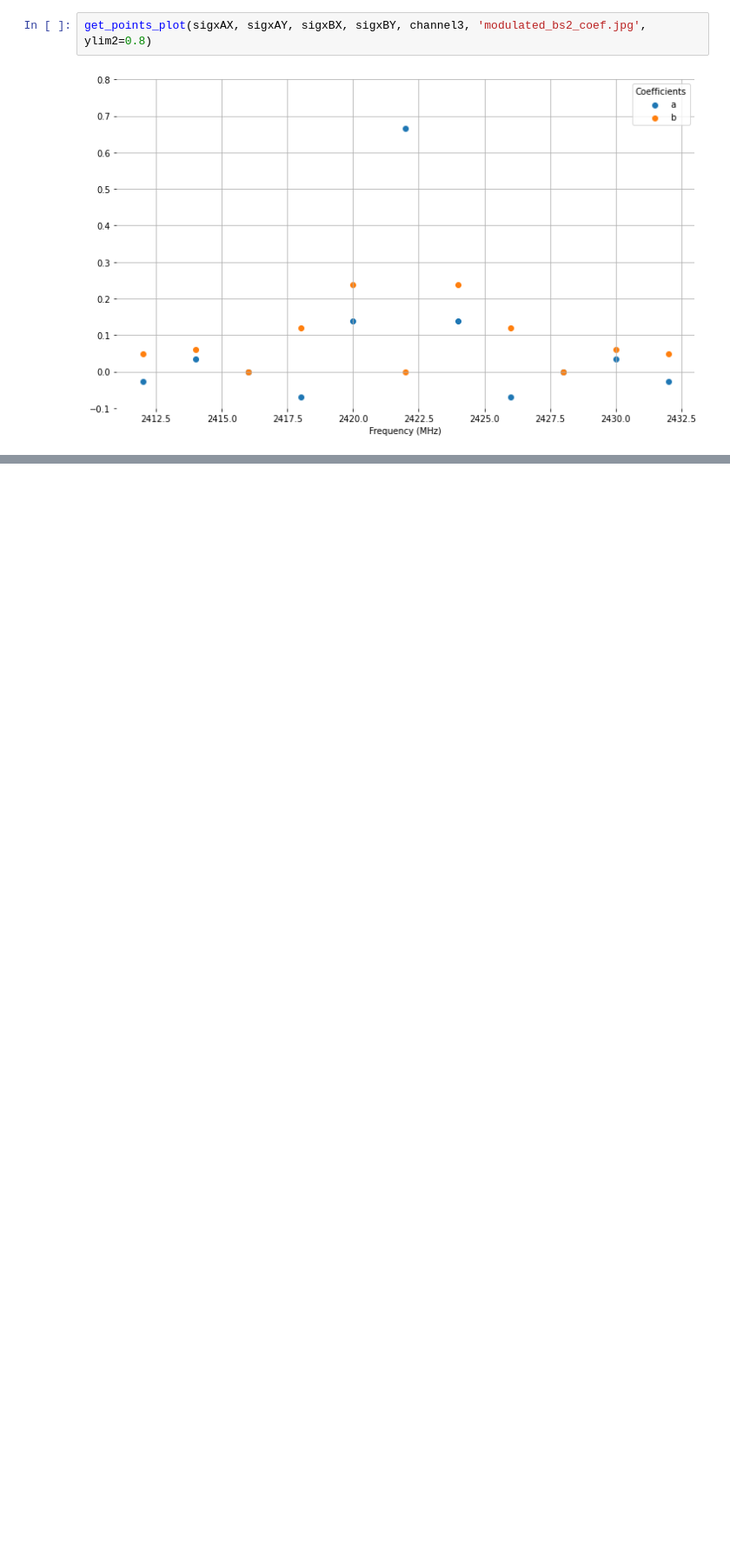
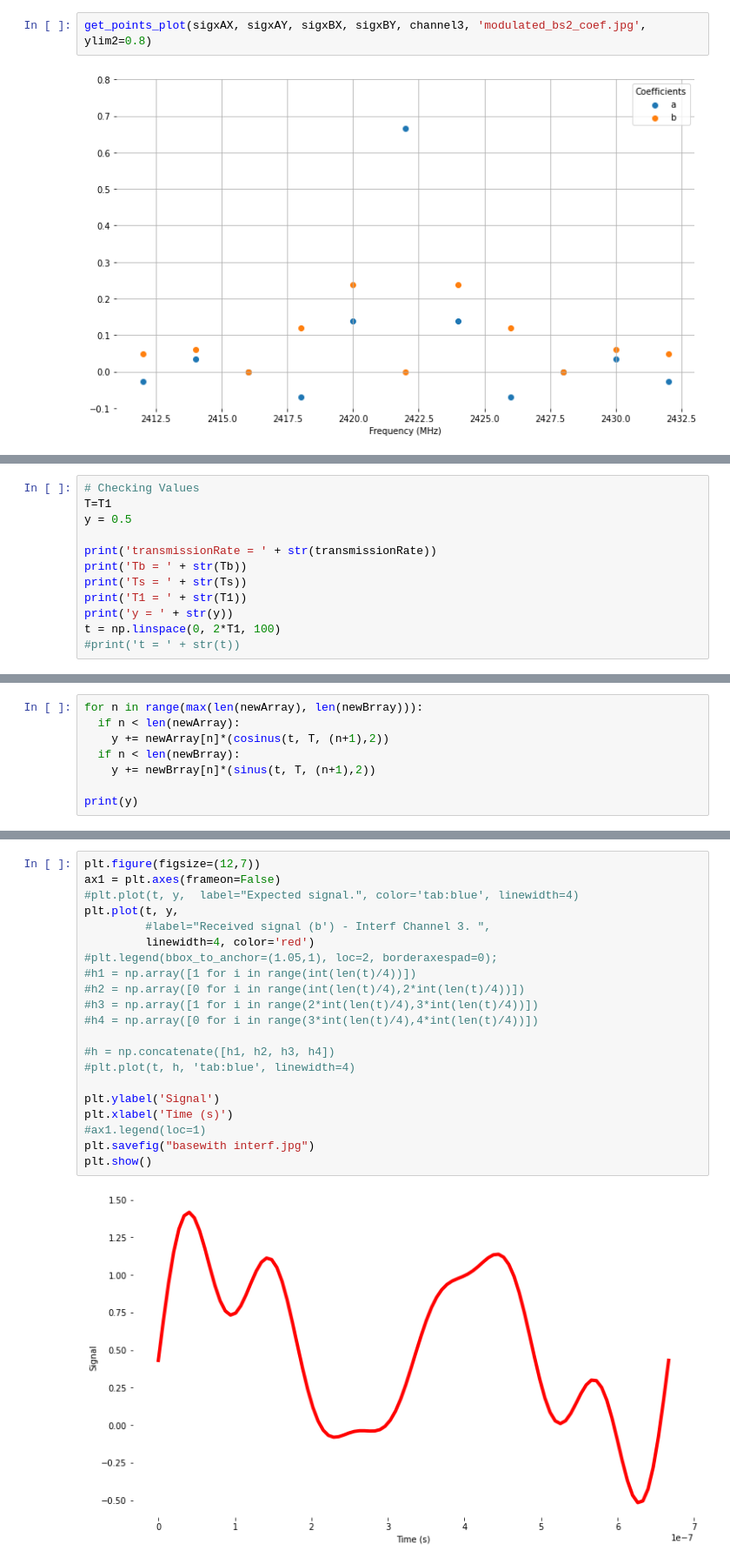
Before and after one commit to raduspaimoc/Communication_Services_And_Security, a Jupyter notebook: Lab 5/Assignment 5.ipynb, the cells around one changed output, grey strips where cells are left out. Shown at 87% size. Cells and saved outputs as stored; diff of their text form; blank space fills up the shorter version.

```diff
--- a/Lab 5/Assignment 5.ipynb
+++ b/Lab 5/Assignment 5.ipynb
@@ -246,0 +386,12 @@ get_points_plot(sigxAX, sigxAY, sigxBX, sigxBY, channel3, 'modulated_bs2_coef.jp
+# %%
+# Checking Values
+T=T1
+y = 0.5
+
+print('transmissionRate = ' + str(transmissionRate))
+print('Tb = ' + str(Tb))
+print('Ts = ' + str(Ts))
+print('T1 = ' + str(T1))
+print('y = ' + str(y))
+t = np.linspace(0, 2*T1, 100)
+#print('t = ' + str(t))
@@ -246,0 +404,8 @@ get_points_plot(sigxAX, sigxAY, sigxBX, sigxBY, channel3, 'modulated_bs2_coef.jp
+# %%
+for n in range(max(len(newArray), len(newBrray))):
+  if n < len(newArray):
+    y += newArray[n]*(cosinus(t, T, (n+1),2))
+  if n < len(newBrray):
+    y += newBrray[n]*(sinus(t, T, (n+1),2))
+
+print(y)
@@ -246,0 +450,23 @@ get_points_plot(sigxAX, sigxAY, sigxBX, sigxBY, channel3, 'modulated_bs2_coef.jp
+# %%
+plt.figure(figsize=(12,7))
+ax1 = plt.axes(frameon=False)
+#plt.plot(t, y,  label="Expected signal.", color='tab:blue', linewidth=4)
+plt.plot(t, y,
+         #label="Received signal (b') - Interf Channel 3. ",
+         linewidth=4, color='red')
+#plt.legend(bbox_to_anchor=(1.05,1), loc=2, borderaxespad=0);
+#h1 = np.array([1 for i in range(int(len(t)/4))])
+#h2 = np.array([0 for i in range(int(len(t)/4),2*int(len(t)/4))])
+#h3 = np.array([1 for i in range(2*int(len(t)/4),3*int(len(t)/4))])
+#h4 = np.array([0 for i in range(3*int(len(t)/4),4*int(len(t)/4))])
+
+#h = np.concatenate([h1, h2, h3, h4])
+#plt.plot(t, h, 'tab:blue', linewidth=4)
+
+plt.ylabel('Signal')
+plt.xlabel('Time (s)')
+#ax1.legend(loc=1)
+plt.savefig("basewith interf.jpg")
+plt.show()
+# %% [output]
+[figure, added]
```
Also changed, not shown: parts of 47 cells of this notebook, 1 other file.
